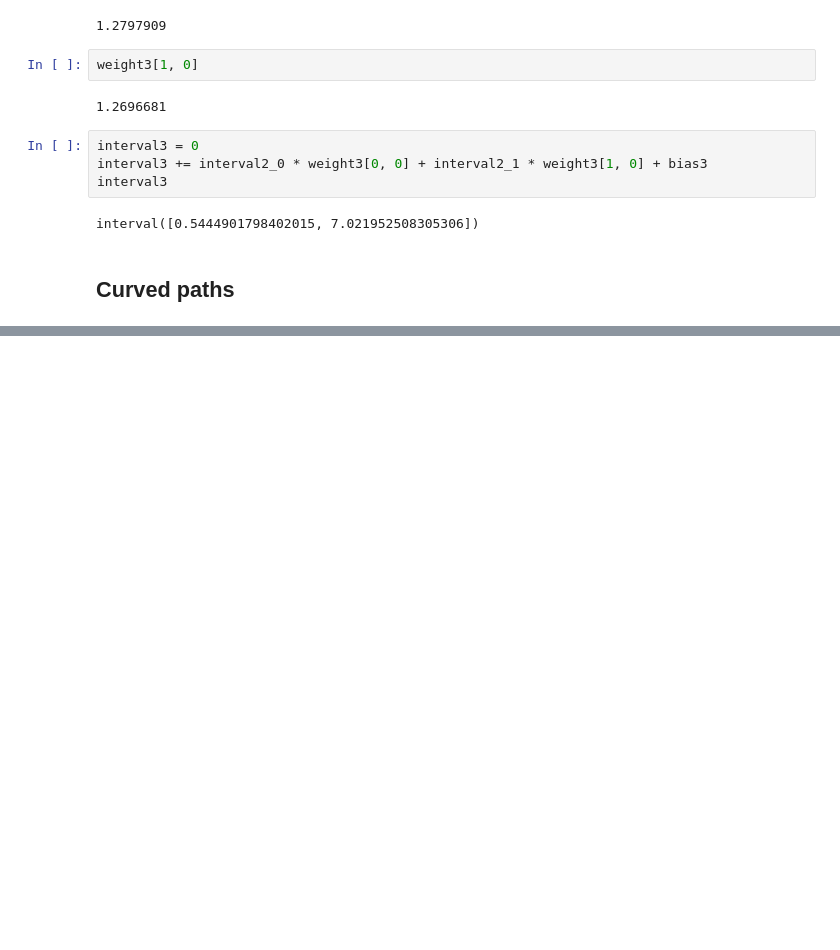
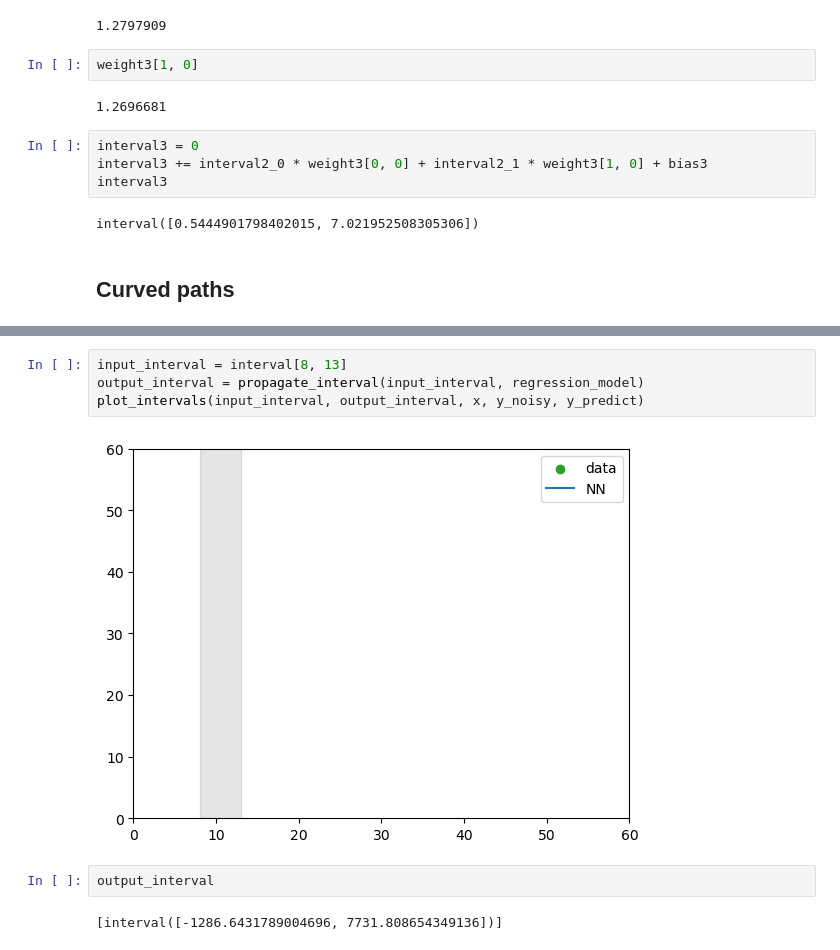
Before and after one commit to nskh/safe-training, a Jupyter notebook: tf test.ipynb, the cells around one changed output, grey strips where cells are left out. Cells and saved outputs as stored; diff of their text form; blank space fills up the shorter version.

```diff
--- a/tf test.ipynb
+++ b/tf test.ipynb
@@ -558,0 +569,10 @@ array([[0.9999938],
+# %%
+input_interval = interval[8, 13]
+output_interval = propagate_interval(input_interval, regression_model)
+plot_intervals(input_interval, output_interval, x, y_noisy, y_predict)
+# %% [output]
+[figure, added]
+# %%
+output_interval
+# %% [output]
+[interval([-1286.6431789004696, 7731.808654349136])]
```
Also changed, not shown: parts of 51 cells of this notebook, 2 other files.
